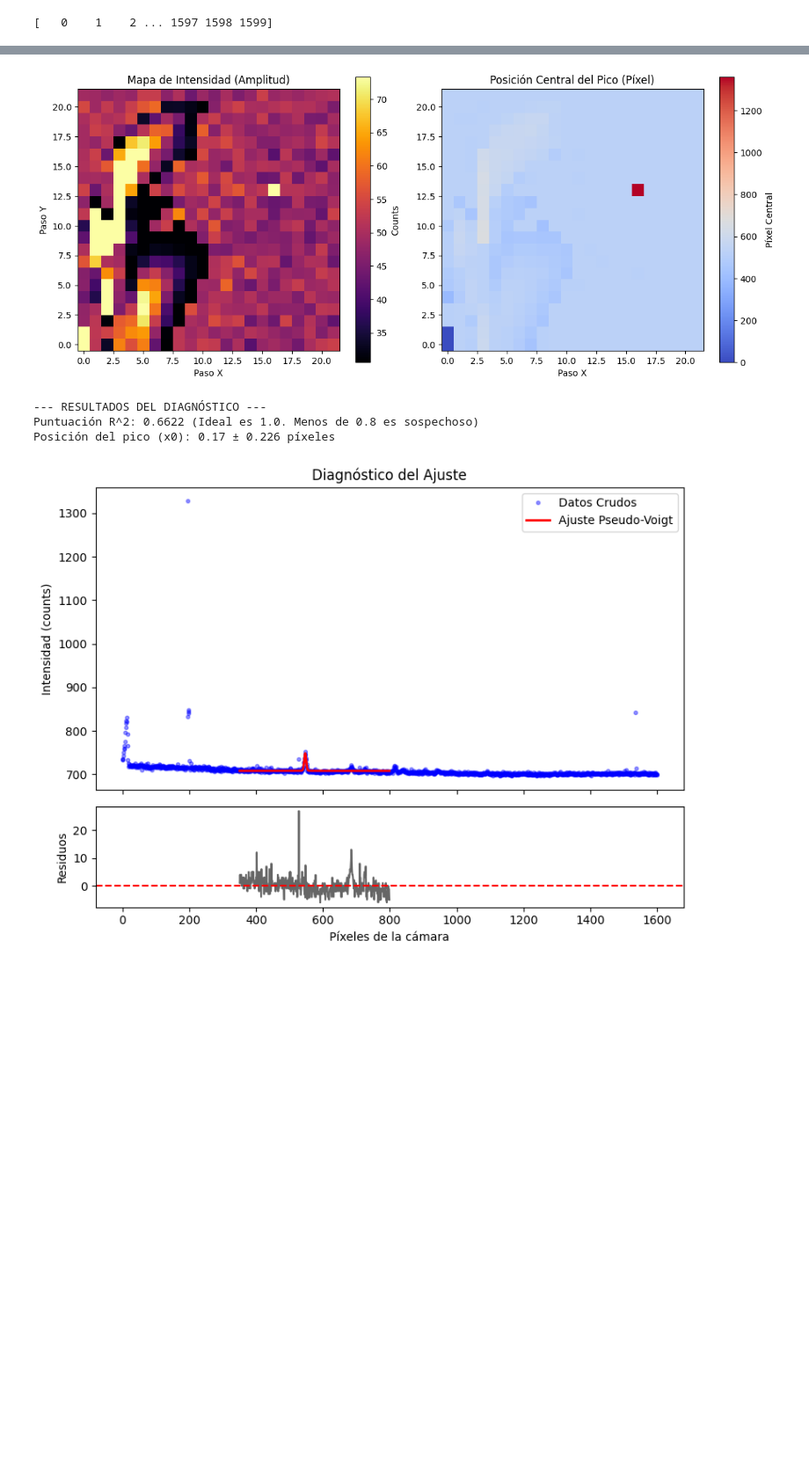
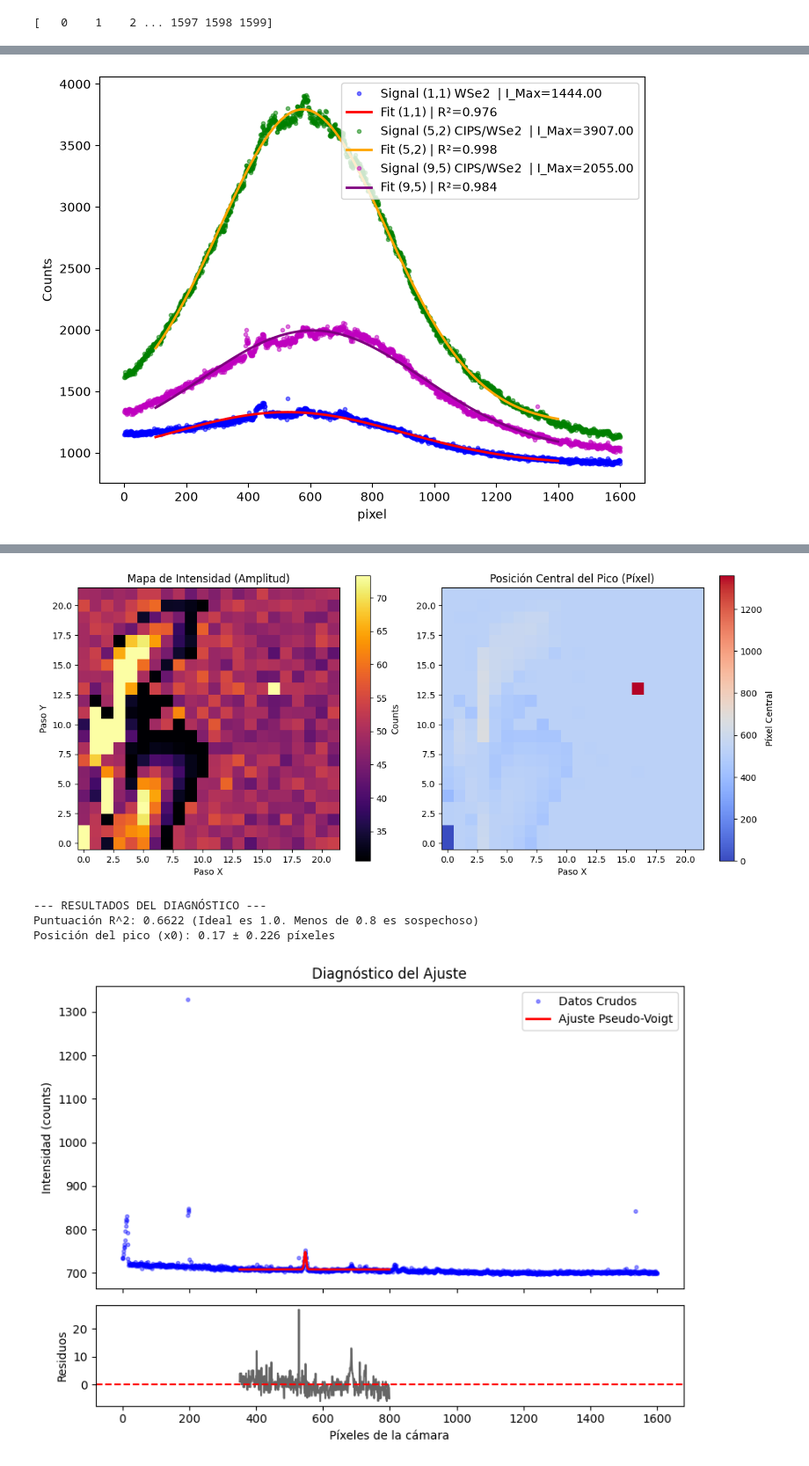
Before and after one commit to haritz-uv/TFMscripts, a Jupyter notebook: data_analysis.ipynb, the cells around one changed output, grey strips where cells are left out. Shown at 88% size. Cells and saved outputs as stored; diff of their text form; code cells hidden in the pictures; blank space fills up the shorter version.

```diff
--- a/data_analysis.ipynb
+++ b/data_analysis.ipynb
@@ -191,0 +313,7 @@ Le digo hola, ella me dice goodbye
+# %%
+indexes = np.array([[1,1],[5,2]])
+#print(indexes[:,:])
+#print(indexes[1,:])
+for i in indexes:
+    print(i)
+    print(i[0], i[1])
@@ -191,0 +325,78 @@ Le digo hola, ella me dice goodbye
+# %%
+# We want to compare 2 spectra from id(11) one with CIPS beneath and one without CIPS beneath. We will use the same fitting function to compare the two spectra.
+# Select the two spectra by their coordinates in the 2D map. So we will use spectra (1,1) and (2,5) (see map). The first spectrum (1,1) is the one without CIPS beneath
+# and the second spectrum (2,5) is the one with CIPS beneath.
+
+x_data = xr_data['camera_pixel_x_axis'].values
+y_matrix = xr_data['camera_spectrum'].values
+
+# 2. Definimos la ventana (ROI) fuera del bucle
+filtro=(x_data > 100) & (x_data < 1400)
+x_fit = x_data[filtro]
+intensity_max = 0
+print(f"ROI definida: {x_fit[0]} a {x_fit[-1]} pixeles")
+
+indexes = np.array([[1,1],[5,2],[9,5]])
+
+
+#Create the figure outside the loop to plot both spectra in the same figure
+fig, ax = plt.subplots(figsize=(8, 6))
+#some labels and colors for the two spectra
+colours = ['b.', 'g.', 'm.']
+colors_fit = ['r-', 'orange', 'purple']
+labels = ["WSe2", "CIPS/WSe2", "CIPS/WSe2"]
+
+counter = 0
+
+for i in indexes:
+
+    # ---Get the data ---
+    y_crudo = y_matrix[i[0], i[1], :]
+
+
+    noise_treshold = 253
+    # big filter to try and erase the peaks
+    y_plantilla = medfilt(y_crudo, kernel_size=51)
+
+    dif = y_crudo - y_plantilla
+
+    mask = dif > noise_treshold
+
+    y_limpio = y_crudo.copy()
+
+    y_limpio[mask] = y_plantilla[mask]
+    # Aplicamos la ventana
+    y_zone = y_limpio[filtro]
+    x_zone=x_fit
+    y_plantilla_zone=y_plantilla[filtro]
+    y_max = np.max(y_zone)
+
+    try:
+        # Hacemos el ajuste
+        a,x, popt, pcov = peak_track(x_zone, y_zone,y_mask_fit=y_plantilla_zone, mode1=False)
+        y_fit = pv(x_zone, *popt)
+
+        # Calculamos R^2 para ponerlo en el título
+        residuos = y_zone - y_fit
+        ss_res = np.sum(residuos**2)
+        ss_tot = np.sum((y_zone - np.mean(y_zone))**2)
+
+        r2 = 1 - (ss_res / ss_tot)
+        std_residuals = residuos/np.std(residuos) #standardized residuals
+
+        # Plot the data and the fit for each spectrum
+
+
+        ax.plot(x_data, y_crudo, colours[counter], alpha=0.5, label=f'Signal ({i[0]},{i[1]}) {labels[counter]}  | I_Max={y_max:.2f}')
+        ax.plot(x_zone, y_fit, colors_fit[counter], linewidth=2, label=f'Fit ({i[0]},{i[1]}) | R²={r2:.3f}')
+        counter += 1
+
+    except RuntimeError:
+        print(f"Curve fit failed for point (x:{i[0]}, y:{i[1]}). Skipping this point.")
+
+
+ax.set_xlabel("pixel")
+ax.set_ylabel("Counts")
+ax.legend()
+plt.show()
+# %% [output]
@@ -191,0 +404 @@ Le digo hola, ella me dice goodbye
+[figure, added]
```
Also changed, not shown: parts of 9 cells of this notebook.
